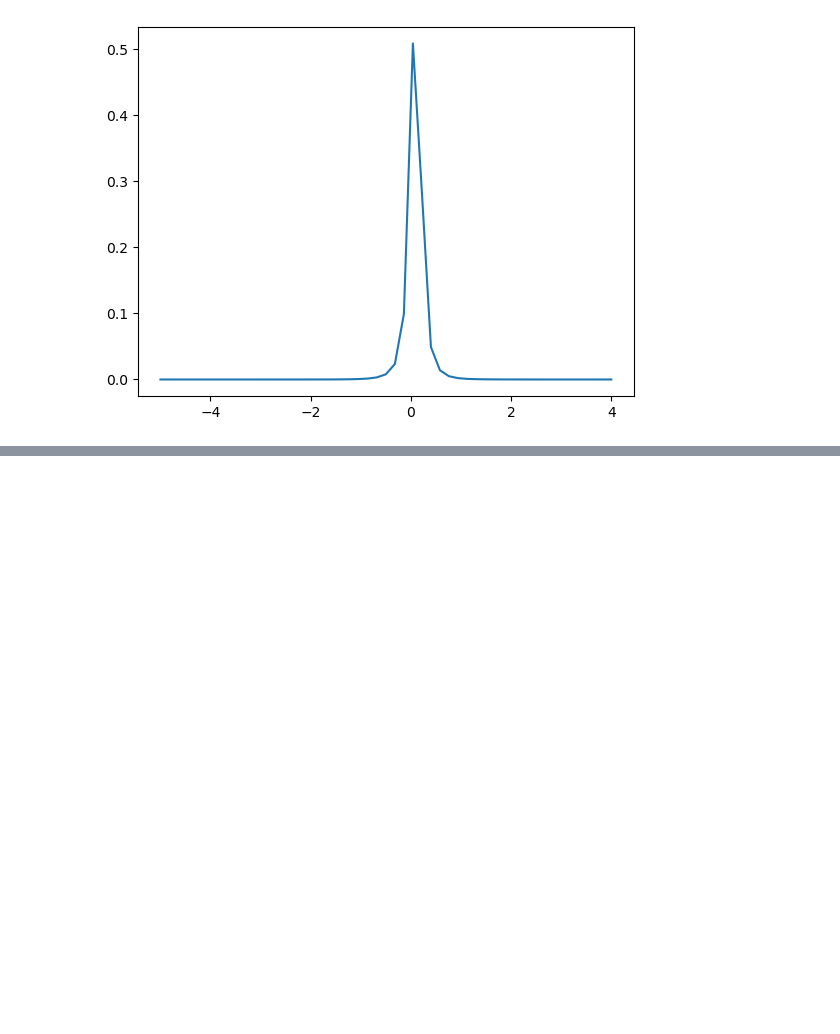
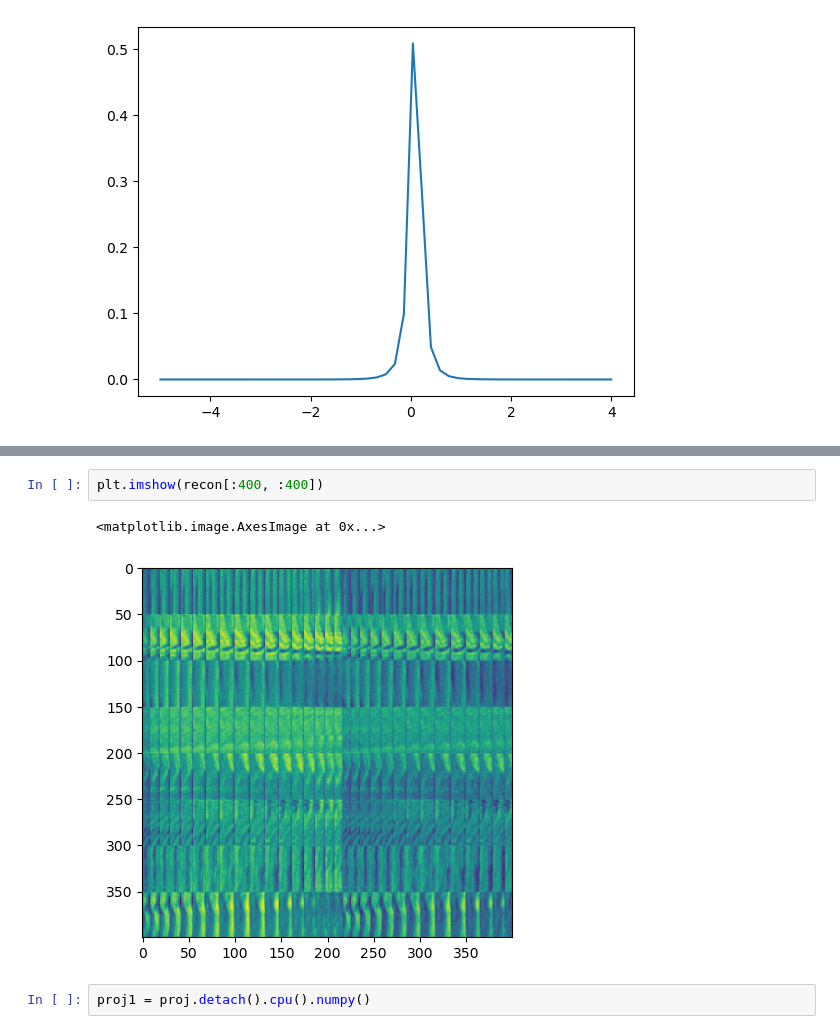
Before and after one commit to saalfeldlab/NeuralGraph, a Jupyter notebook: src/LatentEvolution/latent_space.ipynb, the cells around one changed output, grey strips where cells are left out. Cells and saved outputs as stored; diff of their text form; blank space fills up the shorter version.

```diff
--- a/src/LatentEvolution/latent_space.ipynb
+++ b/src/LatentEvolution/latent_space.ipynb
@@ -304,0 +292,7 @@ plt.plot(bins, den / den.sum())
+# %%
+plt.imshow(recon[:400, :400])
+# %% [output]
+<matplotlib.image.AxesImage at 0x...>
+[figure, added]
+# %%
+proj1 = proj.detach().cpu().numpy()
```
Also changed, not shown: parts of 32 cells of this notebook, 2 other files.
